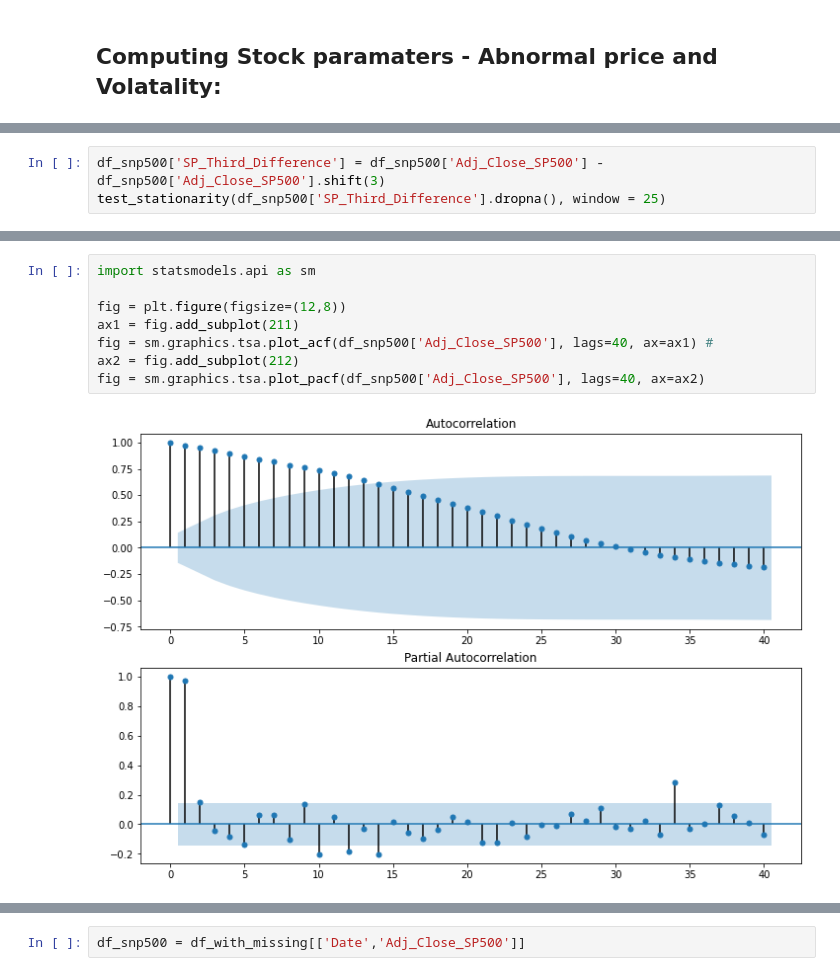
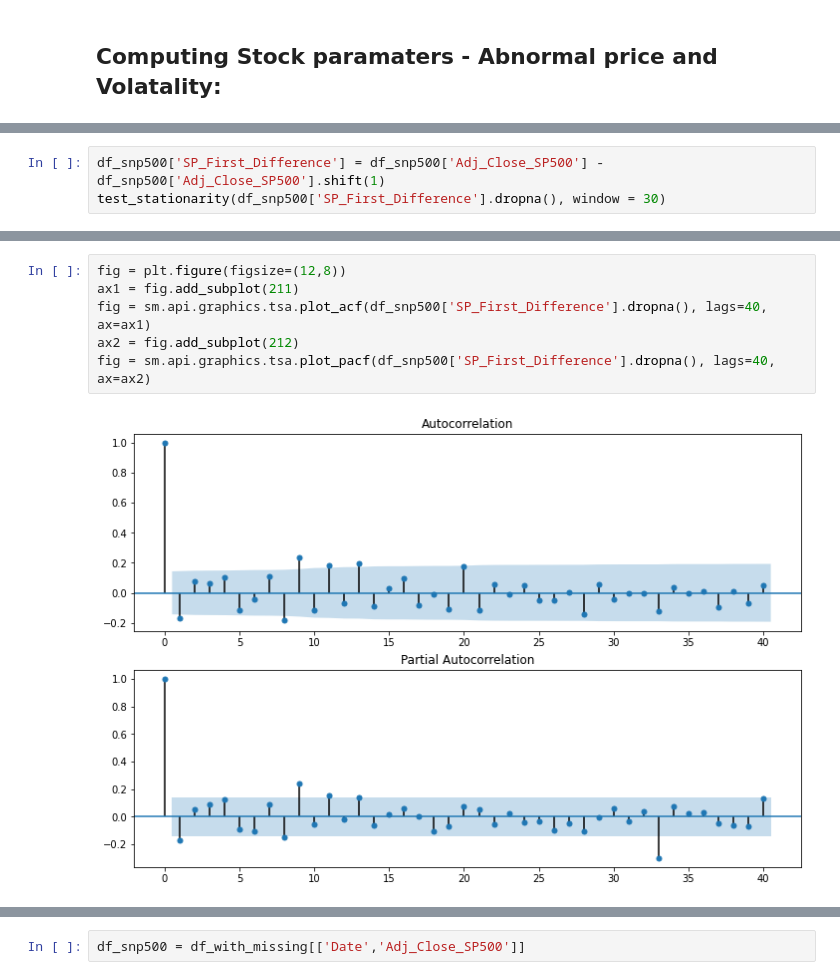
Before and after one commit to gandhimonil9823/Covid_Stock_Analysis, a Jupyter notebook: Covid_Stock.ipynb, the cells around one changed output, grey strips where cells are left out. Cells and saved outputs as stored; diff of their text form.

```diff
--- a/Covid_Stock.ipynb
+++ b/Covid_Stock.ipynb
@@ -527,4 +445,4 @@ dtype: float64
 # %%
-df_snp500['SP_Third_Difference'] = df_snp500['Adj_Close_SP500'] - df_snp500['Adj_Close_SP500'].shift(3)
-test_stationarity(df_snp500['SP_Third_Difference'].dropna(), window = 25)
+df_snp500['SP_First_Difference'] = df_snp500['Adj_Close_SP500'] - df_snp500['Adj_Close_SP500'].shift(1)
+test_stationarity(df_snp500['SP_First_Difference'].dropna(), window = 30)
 # %% [output]
@@ -547,10 +460,8 @@ dtype: float64
 # %%
-import statsmodels.api as sm
-
 fig = plt.figure(figsize=(12,8))
 ax1 = fig.add_subplot(211)
-fig = sm.graphics.tsa.plot_acf(df_snp500['Adj_Close_SP500'], lags=40, ax=ax1) #
+fig = sm.api.graphics.tsa.plot_acf(df_snp500['SP_First_Difference'].dropna(), lags=40, ax=ax1)
 ax2 = fig.add_subplot(212)
-fig = sm.graphics.tsa.plot_pacf(df_snp500['Adj_Close_SP500'], lags=40, ax=ax2)
+fig = sm.api.graphics.tsa.plot_pacf(df_snp500['SP_First_Difference'].dropna(), lags=40, ax=ax2)
 # %% [output]
-[figure, old version]
+[figure, new version]
```
Also changed, not shown: parts of 27 cells of this notebook.
